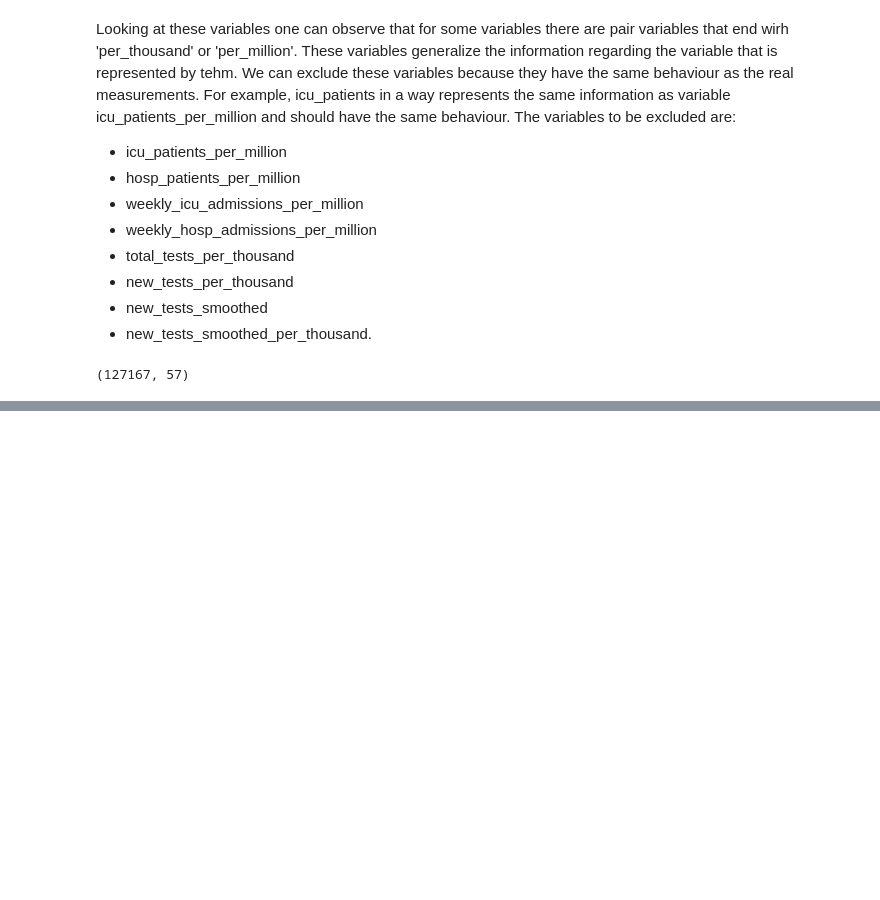
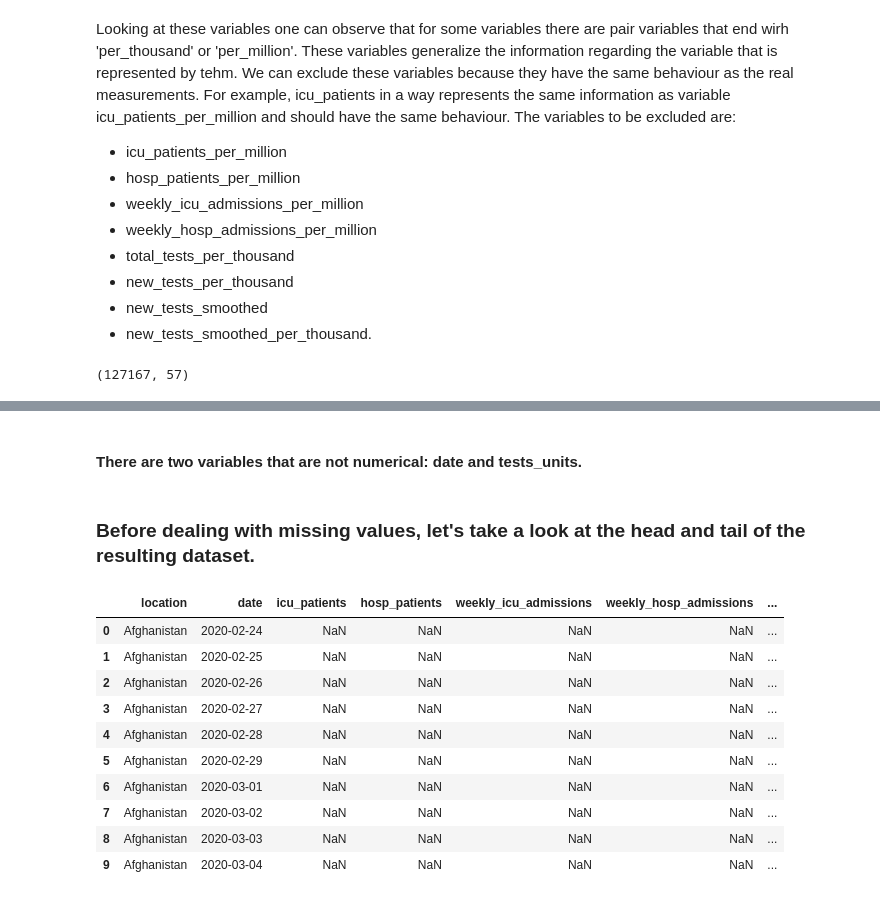
Before and after one commit to iondodon/covid19, a Jupyter notebook: ion.ipynb, the cells around one changed output, grey strips where cells are left out. Drawn from its saved outputs; the diff is of its cells as text; code cells hidden in the pictures; blank space fills up the shorter version.

Commit message:
some variables were excluded

```diff
--- a/ion.ipynb
+++ b/ion.ipynb
@@ -151,5 +94,7 @@ Excluding the other variables that belong to the other team members
 # %%
 dataset = dataset[[
+    'location',
+    'date',
     'icu_patients',
     'hosp_patients',
     'weekly_icu_admissions',
@@ -168,0 +170,18 @@ dataset.shape
+# %% [markdown]
+#### There are two variables that are not numerical: date and tests_units.
+# %% [markdown]
+### Before dealing with missing values, let's take a look at the head and tail of the resulting dataset.
+# %%
+dataset.head(10)
+# %% [output]
+|  | location | date | icu_patients | hosp_patients | weekly_icu_admissions | weekly_hosp_admissions | ... |
+| 0 | Afghanistan | 2020-02-24 | NaN | NaN | NaN | NaN | ... |
+| 1 | Afghanistan | 2020-02-25 | NaN | NaN | NaN | NaN | ... |
+| 2 | Afghanistan | 2020-02-26 | NaN | NaN | NaN | NaN | ... |
+| 3 | Afghanistan | 2020-02-27 | NaN | NaN | NaN | NaN | ... |
+| 4 | Afghanistan | 2020-02-28 | NaN | NaN | NaN | NaN | ... |
+| 5 | Afghanistan | 2020-02-29 | NaN | NaN | NaN | NaN | ... |
+| 6 | Afghanistan | 2020-03-01 | NaN | NaN | NaN | NaN | ... |
+| 7 | Afghanistan | 2020-03-02 | NaN | NaN | NaN | NaN | ... |
+| 8 | Afghanistan | 2020-03-03 | NaN | NaN | NaN | NaN | ... |
+| 9 | Afghanistan | 2020-03-04 | NaN | NaN | NaN | NaN | ... |
```
Also changed, not shown: parts of 15 cells of this notebook.
